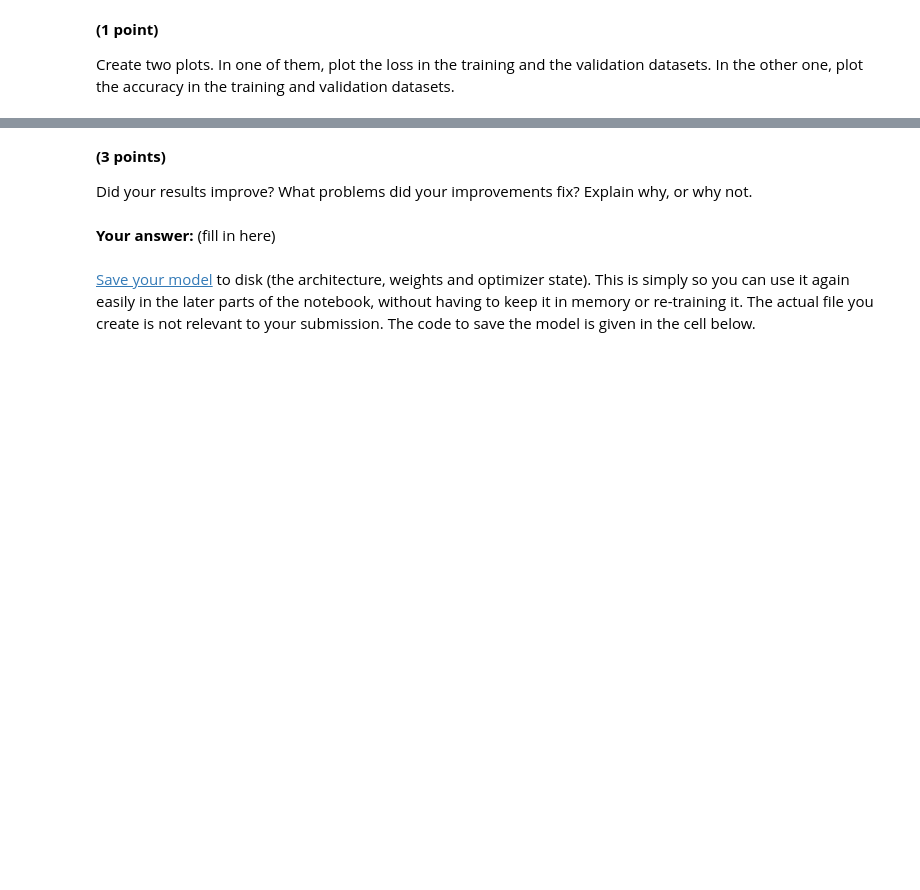
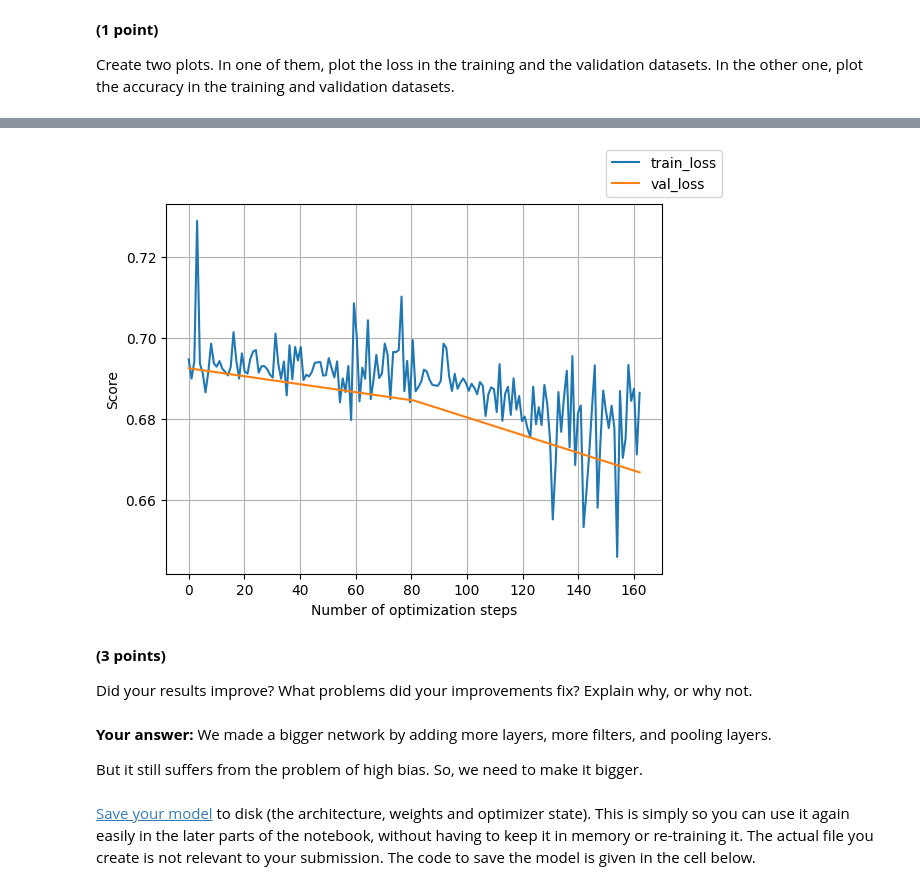
Before and after one commit to Arty-Facts/wasp_dl_2023, a Jupyter notebook: HA1.ipynb, the cells around one changed output, grey strips where cells are left out. Saved outputs shown, nothing was run; the diff lists cells and outputs as text; code cells hidden in the pictures; blank space fills up the shorter version.

```diff
--- a/HA1.ipynb
+++ b/HA1.ipynb
@@ -679,9 +760,15 @@ Create two plots. In one of them, plot the loss in the training and the validati
+# %%
+plot([(train_losses, "train_loss"), (val_losses, "val_loss")])
+# %% [output]
+[figure, added]
 # %% [markdown]
 **(3 points)**
 
 Did your results improve? What problems did your improvements fix? Explain why, or why not.
-# %% [markdown]
-**Your answer:** (fill in here)
+# %% [markdown]
+**Your answer:** We made a bigger network by adding more layers, more filters, and pooling layers.
+
+But it still suffers from the problem of high bias. So, we need to make it bigger.
 # %% [markdown]
 [Save your model](https://pytorch.org/tutorials/beginner/saving_loading_models.html) to disk (the architecture, weights and optimizer state). This is simply so you can use it again easily in the later parts of the notebook, without having to keep it in memory or re-training it. The actual file you create is not relevant to your submission. The code to save the model is given in the cell below.
 # %%
```
Also changed, not shown: parts of 45 cells of this notebook.
